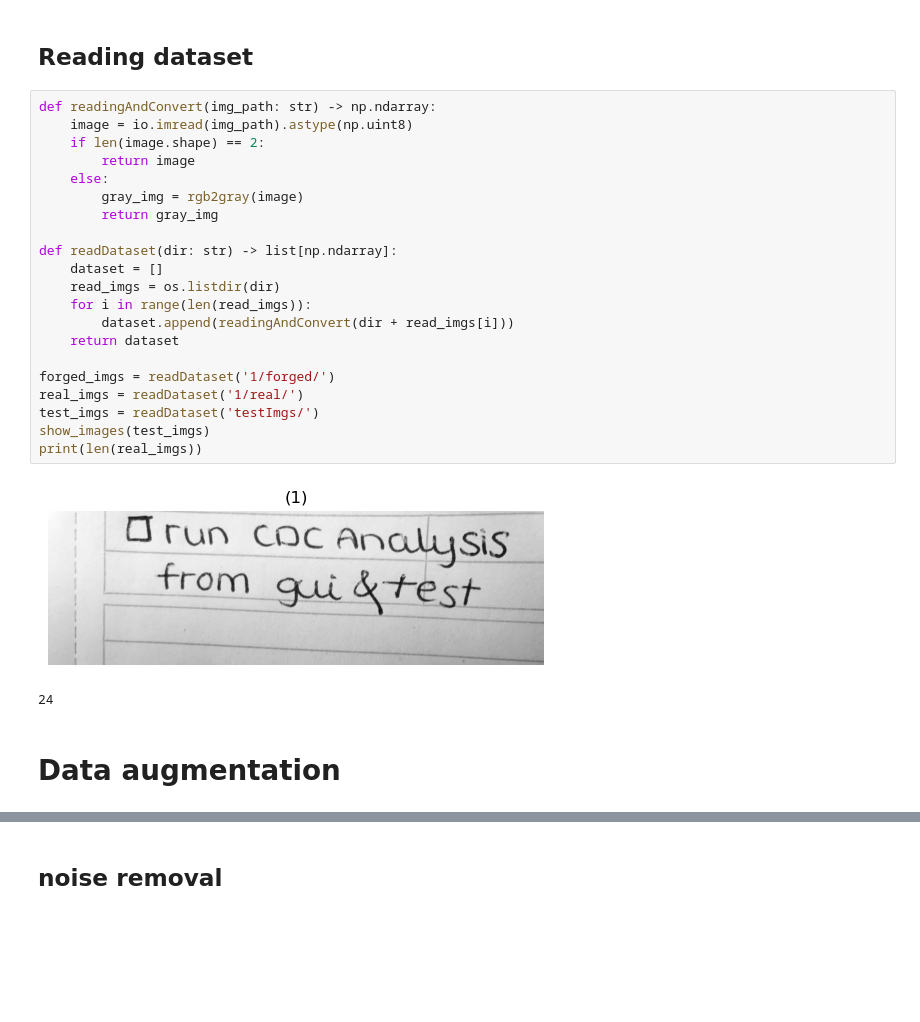
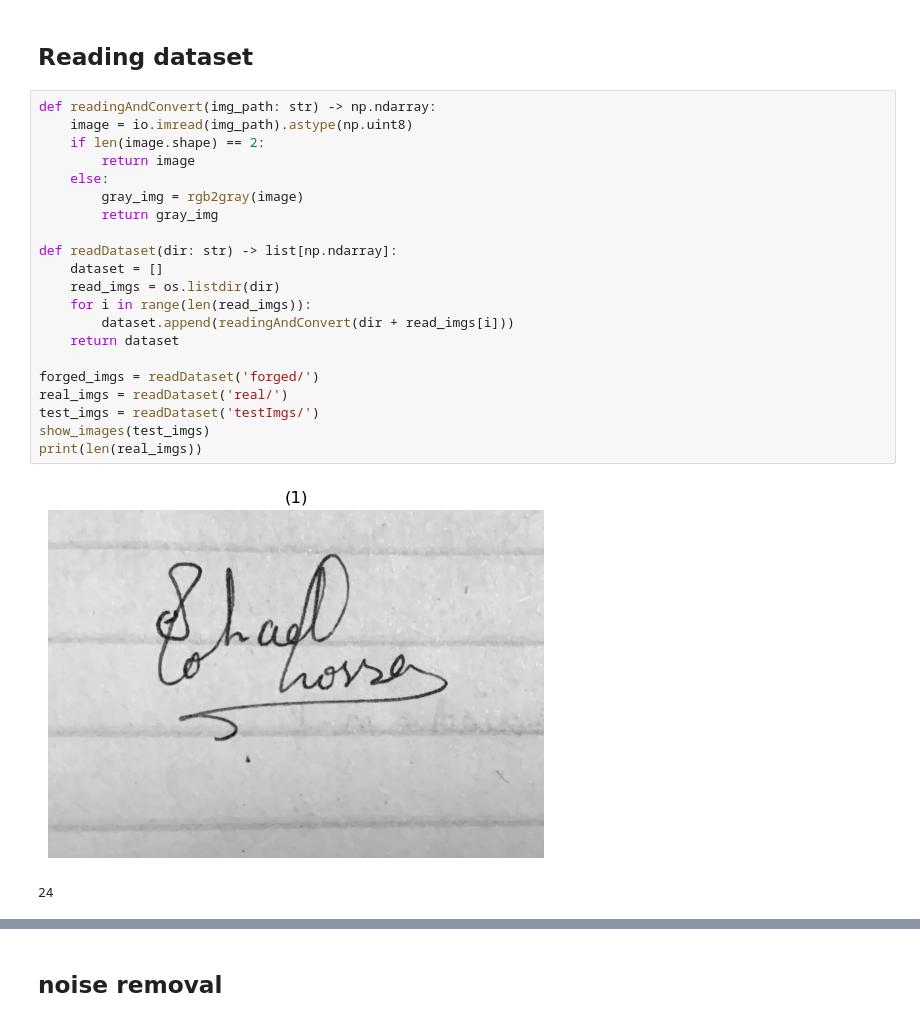
Before and after one commit to yasmin-hashem24/Signarture_verification_Image23, a Jupyter notebook: all.ipynb, the cells around one changed output, grey strips where cells are left out. Drawn from its saved outputs; the diff is of its cells as text; blank space fills up the shorter version.

```diff
--- a/all.ipynb
+++ b/all.ipynb
@@ -103,26 +101,24 @@ def preprocessing(img):
 # %%
 def readingAndConvert(img_path: str) -> np.ndarray:
     image = io.imread(img_path).astype(np.uint8)
     if len(image.shape) == 2:
         return image
     else:
         gray_img = rgb2gray(image)
         return gray_img
 
 def readDataset(dir: str) -> list[np.ndarray]:
     dataset = []
     read_imgs = os.listdir(dir)
     for i in range(len(read_imgs)):
         dataset.append(readingAndConvert(dir + read_imgs[i]))
     return dataset
 
-forged_imgs = readDataset('1/forged/')
-real_imgs = readDataset('1/real/')
+forged_imgs = readDataset('forged/')
+real_imgs = readDataset('real/')
 test_imgs = readDataset('testImgs/')
 show_images(test_imgs)
 print(len(real_imgs))
 # %% [output]
-[figure, old version]
+[figure, new version]
 24
-# %% [markdown]
-# Data augmentation
```
Also changed, not shown: parts of 12 cells of this notebook.
